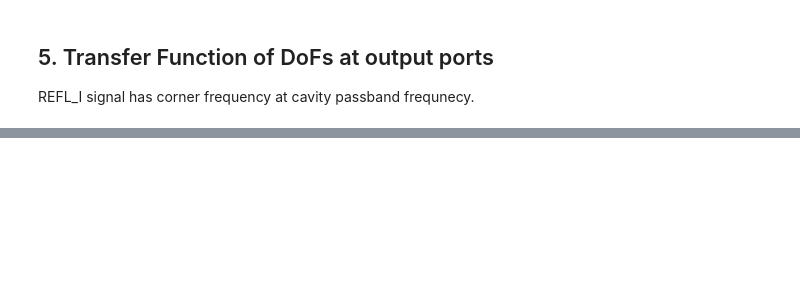
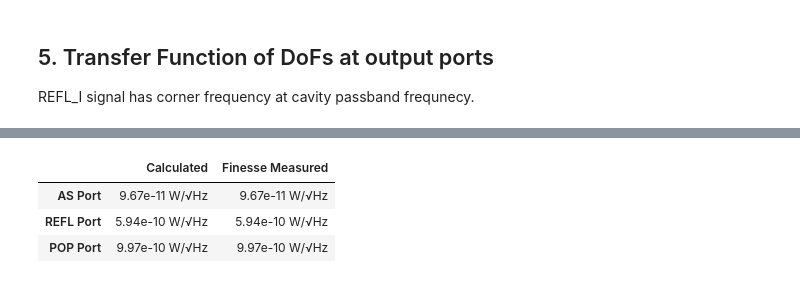
Before and after one commit to sivanandareddy/my_finesse_exercises, a Jupyter notebook: PRMI_IFO_params.ipynb, the cells around one changed output, grey strips where cells are left out. Drawn from its saved outputs; the diff is of its cells as text; code cells hidden in the pictures; blank space fills up the shorter version.

```diff
--- a/PRMI_IFO_params.ipynb
+++ b/PRMI_IFO_params.ipynb
@@ -859,0 +669,80 @@ yaxis lin re:im
+# %%
+kat_obj_noise = basekat.deepcopy()
+kat_obj_noise.verbose = False
+kat_obj_noise.ITMx.phi = ITMx_phi
+kat_obj_noise.ITMy.phi = ITMy_phi
+kat_obj_noise.PRM.phi = PRM_phi
+kat_obj_noise.sPRM_BS.L = prc_length
+schnupp_asymmetry = 0.2    #Set Schnupp asymmetry to sidebands at AS port
+kat_obj_noise.sBS_ITMx.L += schnupp_asymmetry/2.0
+kat_obj_noise.sBS_ITMy.L -= schnupp_asymmetry/2.0
+simulation_code = '''
+pd AS_DC nBS_4           #Measure DC power at AS port
+pd POP_DC nBS_1          #Measure DC power at POP port
+pd REFL_DC nPRM_1        #Measure DC power at REFL port
+pd1 AS18 18M nBS_4       #Measure beat due sideband to
+pd1 AS90 90M nBS_4       #estimate the sideband power
+pd1 AS9 9M nBS_4
+
+shot AS_DC_SHOT nBS_4    #Shot noise at AS port
+shot POP_DC_SHOT nBS_1   #Shot noise at POP port
+shot REFL_DC_SHOT nPRM_1 #Shot noise at REFL port
+
+var scan 0.0
+set scanre scan re
+
+xaxis scan re lin -18 18 2000
+
+noplot scITMx
+func scITMx = (0.5) * (1) * $scanre
+put* ITMx phi $scITMx
+
+noplot scITMy
+func scITMy = (0.5) * (-1) * $scanre
+put* ITMy phi $scITMy
+
+noxaxis
+yaxis abs
+'''
+kat_obj_noise.parse(simulation_code)
+out_obj = kat_obj_noise.run()
+print ("DC power at AS port   = " +
+       "{:.2e}".format(out_obj['AS_DC']) + " W")      # DC power at AS port
+print ("DC power at REFL port = " +
+       "{:.2e}".format(out_obj['REFL_DC']) + " W")    # DC power at REFL port
+print ("DC power at POP port  = " +
+       "{:.2e}".format(out_obj['POP_DC']) + " W")     # DC power at POP port
+print ("45M sideband power at AS port   = " +
+       "{:.2e}".format(2.0 * out_obj['AS90']) + " W") # 45 MHz sideband power at AS port
+print ("9M sideband power at AS port    = " +
+       "{:.2e}".format(2.0 * out_obj['AS18']) + " W") # 9 MHz sideband power at AS port
+print ("Total sideband power at AS port = " +
+       "{:.2e}".format(2.0*out_obj['AS18'] + 2.0*out_obj['AS90']) + " W")
+print ("Total Sideband power and DC power at AS port are equal \n" +
+       "as at this selected operating point carrier is dark")
+
+#Calculate shot noise from the DC power returned by Finesse
+AS_shot_noise_calc = np.sqrt(2.0 * const.h * const.c / kat_obj.lambda0 *
+                             out_obj['AS_DC'])
+REFL_shot_noise_calc = np.sqrt(2.0 * const.h * const.c / kat_obj.lambda0 *
+                               out_obj['REFL_DC'])
+POP_shot_noise_calc = np.sqrt(2.0 * const.h * const.c / kat_obj.lambda0 *
+                              out_obj['POP_DC'])
+
+# Compare the results of finesse returned and calculated
+#pd.options.display.float_format = '{:.2e}'.format
+print("Compare results of shot noise calculated and finesse returned")
+shot_noise_df = pd.DataFrame(index = ['AS Port', 'REFL Port', 'POP Port'])
+shot_noise_df['Calculated'] = [AS_shot_noise_calc,
+                    REFL_shot_noise_calc,
+                    POP_shot_noise_calc]
+shot_noise_df['Finesse Measured'] = [float(out_obj['AS_DC_SHOT']),
+                          float(out_obj['REFL_DC_SHOT']),
+                          float(out_obj['POP_DC_SHOT'])]
+format_dict = {'Calculated':'{:.2e}  W/\u221aHz', 'Finesse Measured': '{:.2e} W/\u221aHz'}
+shot_noise_df.style.format(format_dict).set_caption('Shot Noise')
+#out_obj.plot(detectors = ['AS90', 'AS18'])
+#constants.h
+#kat_obj.lambda0
+#df
+# %% [output]
@@ -859,0 +759,4 @@ yaxis lin re:im
+|  | Calculated | Finesse Measured |
+| AS Port | 9.67e-11 W/√Hz | 9.67e-11 W/√Hz |
+| REFL Port | 5.94e-10 W/√Hz | 5.94e-10 W/√Hz |
+| POP Port | 9.97e-10 W/√Hz | 9.97e-10 W/√Hz |
```
Also changed, not shown: parts of 28 cells of this notebook.
